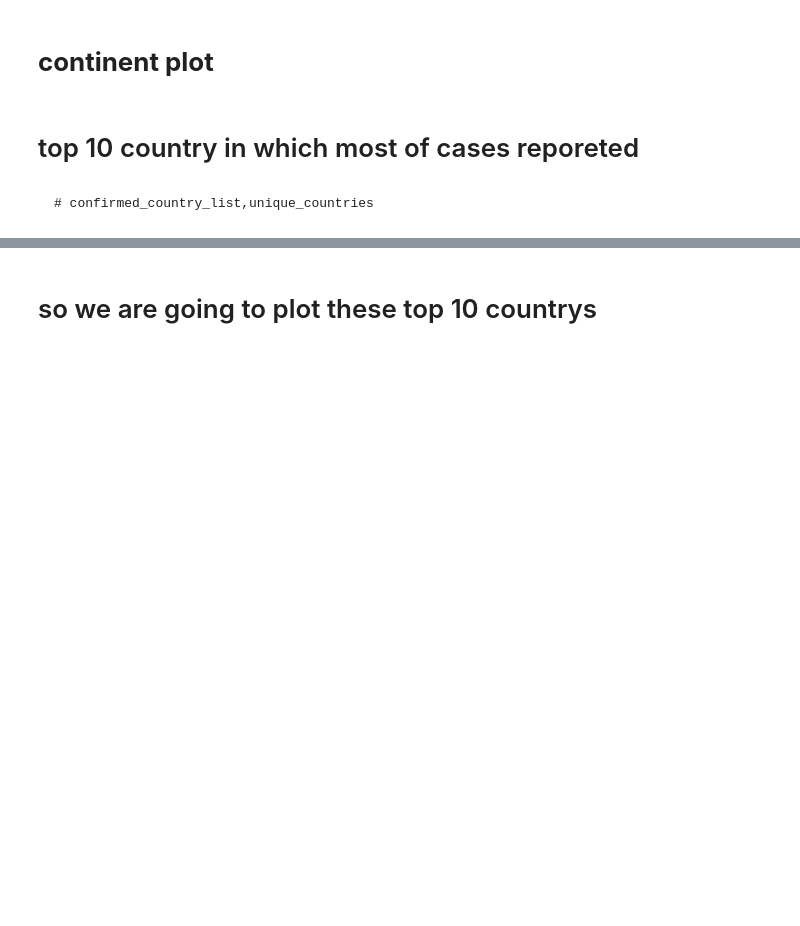
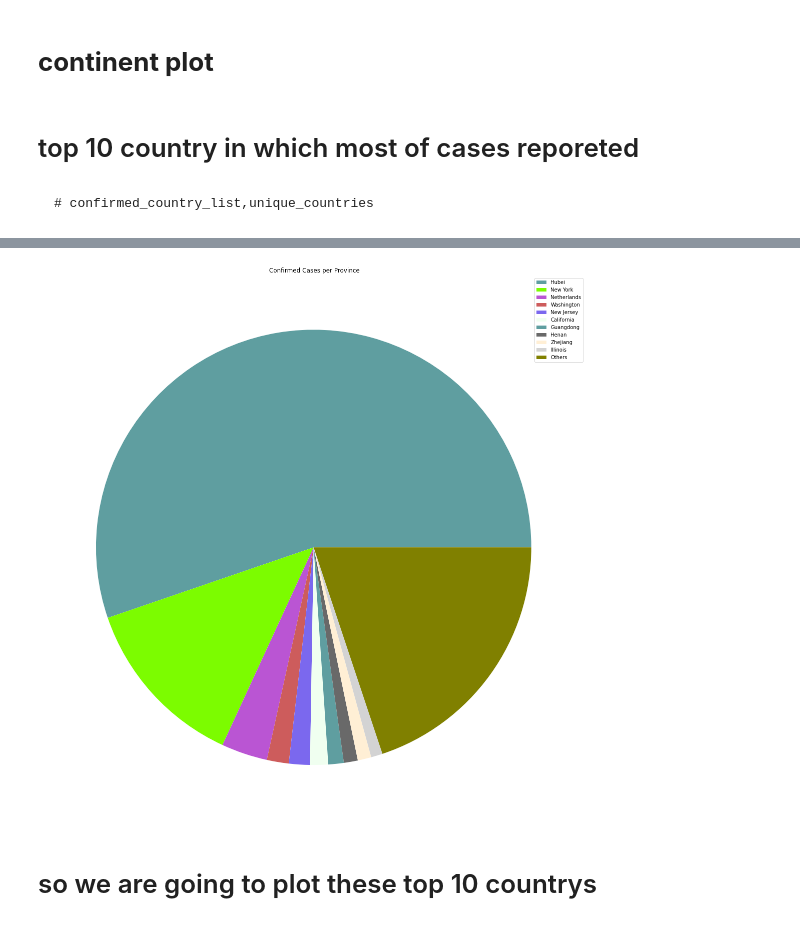
Before and after one commit to vipulgote1999/-10daysofMLChallenge, a Jupyter notebook: Day_1_.ipynb, the cells around one changed output, grey strips where cells are left out. Saved outputs shown, nothing was run; the diff lists cells and outputs as text; code cells hidden in the pictures; blank space fills up the shorter version.

```diff
--- a/Day_1_.ipynb
+++ b/Day_1_.ipynb
@@ -212,3 +293,22 @@ United Kingdom: 5741 cases
+# %%
+visual_unique_provinces = []
+visual_confirmed_cases2 = []
+others = np.sum(province_confirmed_cases[10:])
+for i in range(len(province_confirmed_cases[:10])):
+    visual_unique_provinces.append(unique_provinces[i])
+    visual_confirmed_cases2.append(province_confirmed_cases[i])
+
+visual_unique_provinces.append('Others')
+visual_confirmed_cases2.append(others)
+# %%
+c = random.choices(list(mcolors.CSS4_COLORS.values()),k = len(unique_countries))
+plt.figure(figsize=(20,20))
+plt.title(' Confirmed Cases per Province')
+plt.pie(visual_confirmed_cases2, colors=c)
+plt.legend(visual_unique_provinces, loc='best')
+plt.show()
+# %% [output]
+[figure, added]
 # %% [markdown]
 # so we are going to plot these top 10 countrys
 # %%
```
Also changed, not shown: parts of 12 cells of this notebook.
